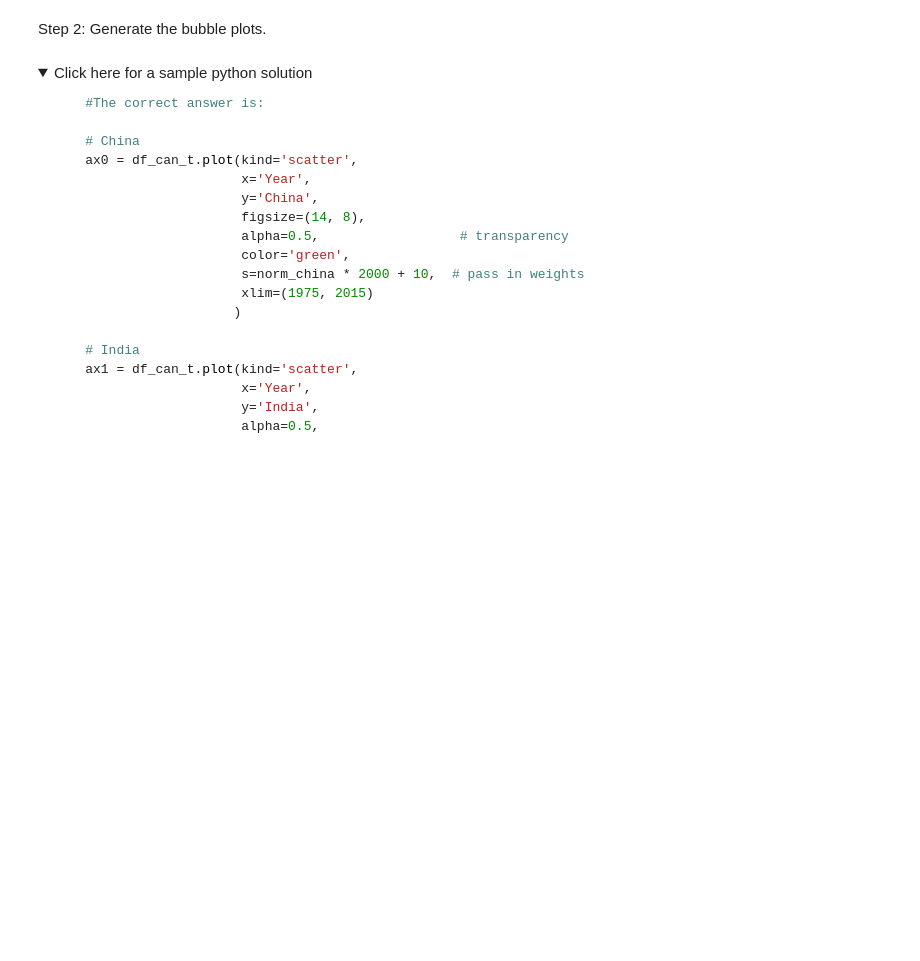
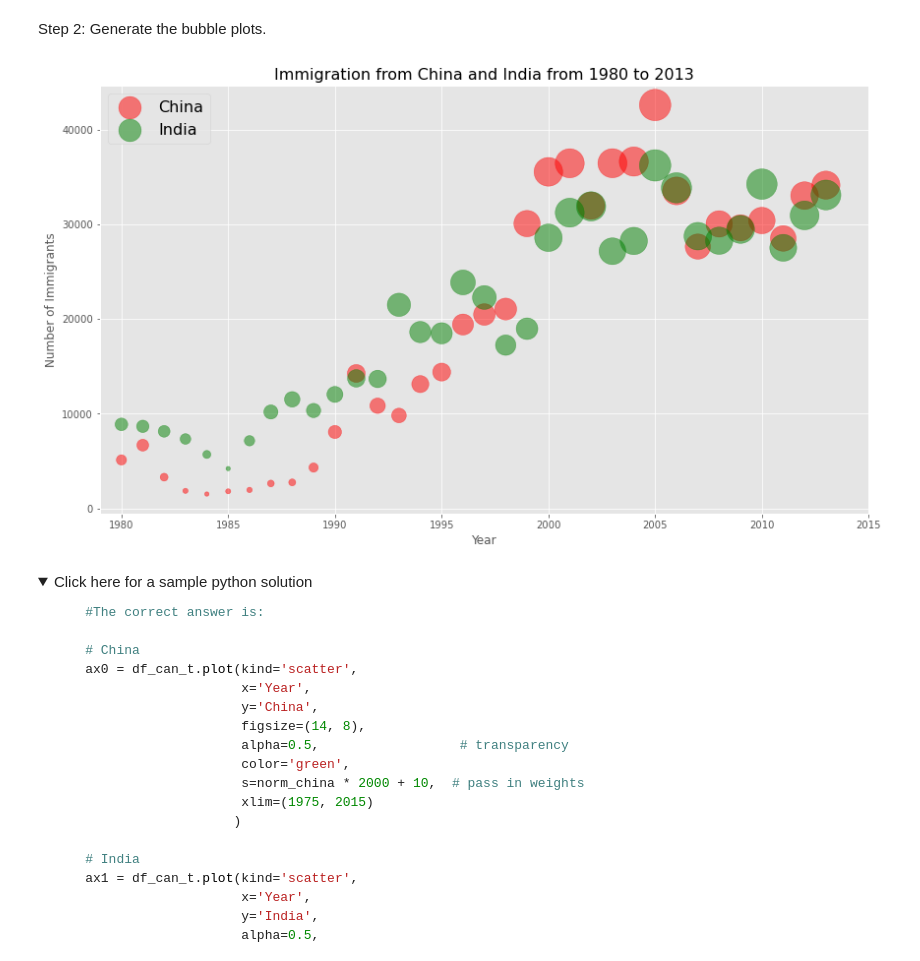
Before and after one commit to firatolcum/IBM_Data_Analyst_Professional_Certificate_Course, a Jupyter notebook: Data.Visualization.With.Python/DV0101EN-Exercise-Pie-Charts-Box-Plots-Scatter-Plots-and-Bubble-Plots.ipynb, the cells around one changed output. Cells and saved outputs as stored; diff of their text form; code cells hidden in the pictures; folded sections open; blank space fills up the shorter version.

```diff
--- a/Data.Visualization.With.Python/DV0101EN-Exercise-Pie-Charts-Box-Plots-Scatter-Plots-and-Bubble-Plots.ipynb
+++ b/Data.Visualization.With.Python/DV0101EN-Exercise-Pie-Charts-Box-Plots-Scatter-Plots-and-Bubble-Plots.ipynb
@@ -924,9 +935,9 @@ Step 1: Normalize the data pertaining to China and India.
 ### type your answer here
 
 # normalized Chinese data
-# norm_china = ...
+norm_china = (df_can_t["China"] - df_can_t["China"].min()) / (df_can_t["China"].max() - df_can_t["China"].min())
 # normalized Indian data
-# norm_india = ...
+norm_india = (df_can_t["India"] - df_can_t["India"].min()) / (df_can_t["India"].max() - df_can_t["India"].min())
 # %% [markdown]
 <details><summary>Click here for a sample python solution</summary>
 
@@ -949,3 +958,20 @@ Step 2: Generate the bubble plots.
+# %%
+### type your answer here
+ax0 = df_can_t.plot(kind="scatter", x="Year", y="China",
+                   s=norm_china * 1000 +20, alpha=0.5,
+                   color="red", figsize=(14, 8), xlim=(1979, 2015))
+
+ax1 = df_can_t.plot(kind="scatter", x="Year", y="India",
+                    s=norm_india * 1000 +20, alpha=0.5,
+                    color="green", ax=ax0)
+
+plt.ylabel("Number of Immigrants")
+plt.title("Immigration from China and India from 1980 to 2013", fontsize=16)
+plt.legend(["China", "India"], loc=2, fontsize=16)
+
+plt.show()
+# %% [output]
+[figure, added]
 # %% [markdown]
 <details><summary>Click here for a sample python solution</summary>
 
```
Also changed, not shown: parts of 3 cells of this notebook.
